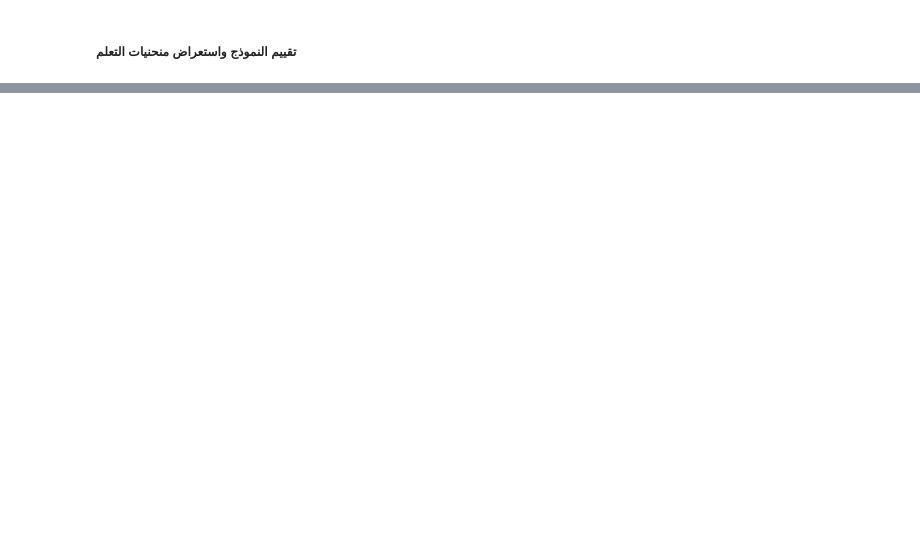
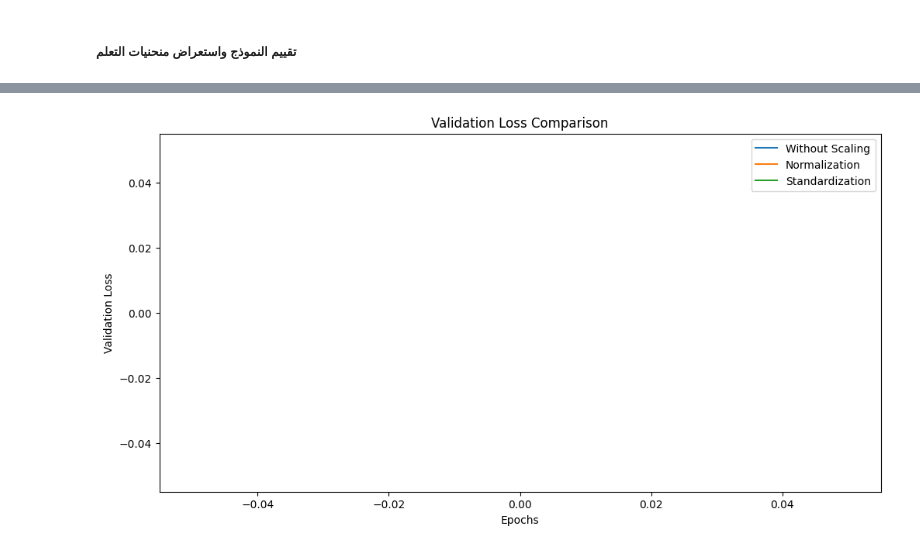
Before and after one commit to AliQassem2298/MLP_NN, a Jupyter notebook: Neural_Network.ipynb, the cells around one changed output, grey strips where cells are left out. Saved outputs shown, nothing was run; the diff lists cells and outputs as text; code cells hidden in the pictures; blank space fills up the shorter version.

```diff
--- a/Neural_Network.ipynb
+++ b/Neural_Network.ipynb
@@ -437,12 +421,12 @@ Missing values in y_train: 0
 # %% [markdown]
 ##### تدريب النموذج
 # %%
-# تدريب النموذج
-# تحويل البيانات إلى النوع الصحيح
-X_train = X_train.astype('float32')
-X_test = X_test.astype('float32')
-y_train = y_train.astype('float32')
-y_test = y_test.astype('float32')
+# # تدريب النموذج
+# # تحويل البيانات إلى النوع الصحيح
+# X_train = X_train.astype('float32')
+# X_test = X_test.astype('float32')
+# y_train = y_train.astype('float32')
+# y_test = y_test.astype('float32')
 
-# تدريب النموذج
-history = model.fit(X_train, y_train, epochs=100, validation_data=(X_test, y_test))
+# # تدريب النموذج
+# history = model.fit(X_train, y_train, epochs=100, validation_data=(X_test, y_test))
@@ -492,0 +456,66 @@ plt.show()
+# %%
+import pandas as pd
+import numpy as np
+from sklearn.model_selection import train_test_split
+from sklearn.preprocessing import MinMaxScaler, StandardScaler
+from tensorflow.keras.models import Sequential
+from tensorflow.keras.layers import Dense
+from tensorflow.keras.optimizers import Adam
+
+# قراءة البيانات
+data = pd.read_excel("processed_dataset.xlsx")  # ضع اسم ملفك هنا
+
+# فصل البيانات إلى ميزات وهدف
+X = data.drop(columns=["car_prices_in_rupee"])  # الميزات
+y = data["car_prices_in_rupee"]  # الهدف
+
+# تحويل البيانات إلى نوع float لتجنب الأخطاء
+X = X.astype(float)
+y = y.astype(float)
+
+# تقسيم البيانات إلى تدريب واختبار
+X_train, X_test, y_train, y_test = train_test_split(X, y, test_size=0.2, random_state=42)
+
+# تعريف النموذج بدون أي تحسينات
+def build_model():
+    model = Sequential([
+        Dense(64, input_dim=X_train.shape[1], activation='relu'),
+        Dense(32, activation='relu'),
+        Dense(1)  # مخرج واحد للتنبؤ
+    ])
+    model.compile(optimizer='sgd', loss='mse', metrics=['mae'])  # استخدام SGD دون تحسينات
+    return model
+
+# التجربة الأولى: بدون تطبيع
+model1 = build_model()
+history1 = model1.fit(X_train, y_train, epochs=50, batch_size=16, validation_data=(X_test, y_test), verbose=1)
+
+# التجربة الثانية: بعد التطبيع
+scaler_norm = MinMaxScaler()
+X_train_norm = scaler_norm.fit_transform(X_train)
+X_test_norm = scaler_norm.transform(X_test)
+
+model2 = build_model()
+history2 = model2.fit(X_train_norm, y_train, epochs=50, batch_size=16, validation_data=(X_test_norm, y_test), verbose=1)
+
+# التجربة الثالثة: بعد التوحيد القياسي
+scaler_std = StandardScaler()
+X_train_std = scaler_std.fit_transform(X_train)
+X_test_std = scaler_std.transform(X_test)
+
+model3 = build_model()
+history3 = model3.fit(X_train_std, y_train, epochs=50, batch_size=16, validation_data=(X_test_std, y_test), verbose=1)
+
+# مقارنة الأداء
+import matplotlib.pyplot as plt
+
+plt.figure(figsize=(12, 6))
+plt.plot(history1.history['val_loss'], label='Without Scaling')
+plt.plot(history2.history['val_loss'], label='Normalization')
+plt.plot(history3.history['val_loss'], label='Standardization')
+plt.title('Validation Loss Comparison')
+plt.xlabel('Epochs')
+plt.ylabel('Validation Loss')
+plt.legend()
+plt.show()
+# %% [output]
@@ -492,0 +574 @@ plt.show()
+[figure, added]
```
Also changed, not shown: parts of 31 cells of this notebook, 5 other files.
